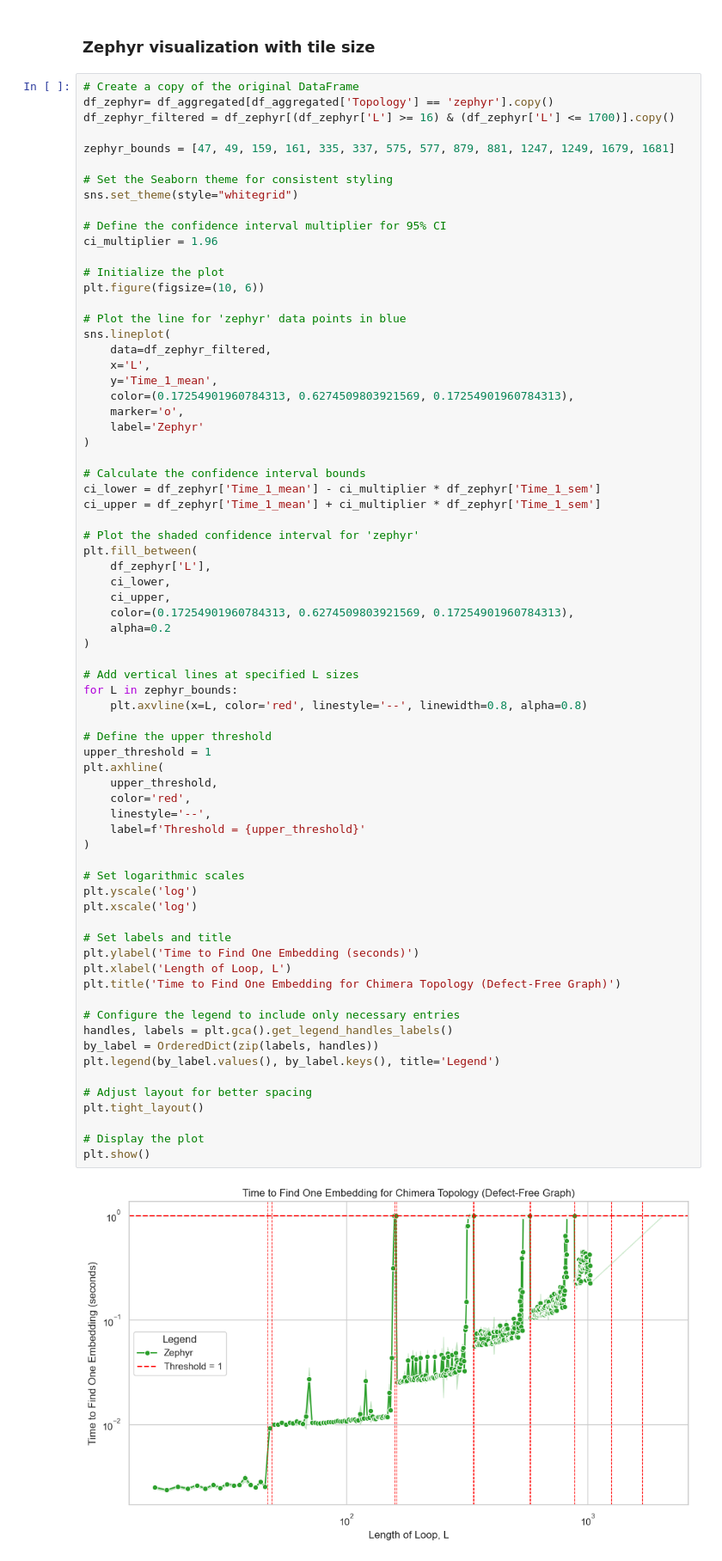
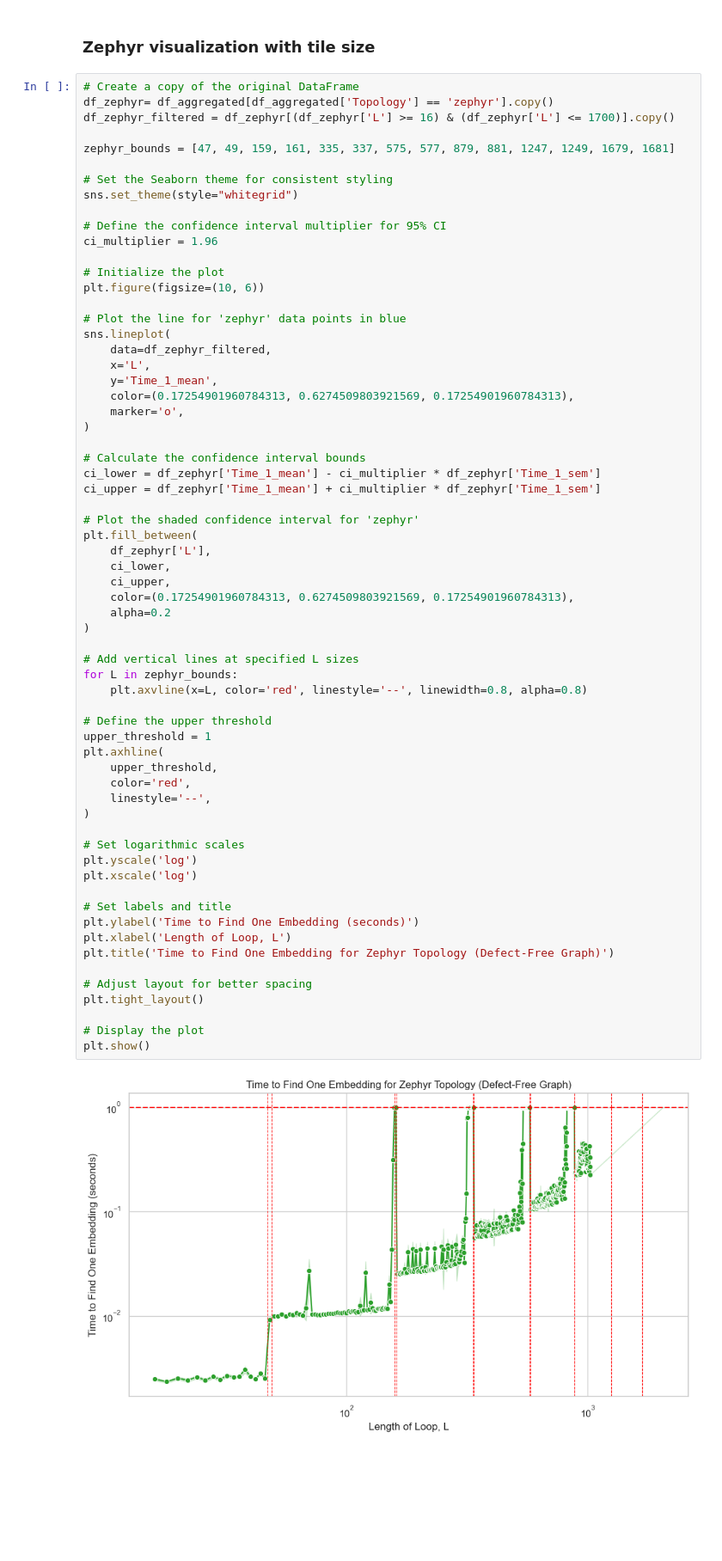
Before and after one commit to AndyZzzZzzZzz/minorminer, a Jupyter notebook: minorminer/utils/analysis.ipynb, the cells around one changed output. Shown at 86% size. Cells and saved outputs as stored; diff of their text form; blank space fills up the shorter version.

Commit message:
Minor fix on individual topology graph

```diff
--- a/minorminer/utils/analysis.ipynb
+++ b/minorminer/utils/analysis.ipynb
@@ -413,7 +409,6 @@ sns.lineplot(
     y='Time_1_mean',
     color=(0.17254901960784313, 0.6274509803921569, 0.17254901960784313),
     marker='o',
-    label='Zephyr'
 )
 
 # Calculate the confidence interval bounds
@@ -428,38 +423,32 @@ plt.fill_between(
     color=(0.17254901960784313, 0.6274509803921569, 0.17254901960784313),
     alpha=0.2
 )
 
 # Add vertical lines at specified L sizes
 for L in zephyr_bounds:
     plt.axvline(x=L, color='red', linestyle='--', linewidth=0.8, alpha=0.8)
 
 # Define the upper threshold
 upper_threshold = 1
 plt.axhline(
     upper_threshold,
     color='red',
     linestyle='--',
-    label=f'Threshold = {upper_threshold}'
 )
 
 # Set logarithmic scales
 plt.yscale('log')
 plt.xscale('log')
 
 # Set labels and title
 plt.ylabel('Time to Find One Embedding (seconds)')
 plt.xlabel('Length of Loop, L')
-plt.title('Time to Find One Embedding for Chimera Topology (Defect-Free Graph)')
-
-# Configure the legend to include only necessary entries
-handles, labels = plt.gca().get_legend_handles_labels()
-by_label = OrderedDict(zip(labels, handles))
-plt.legend(by_label.values(), by_label.keys(), title='Legend')
+plt.title('Time to Find One Embedding for Zephyr Topology (Defect-Free Graph)')
 
 # Adjust layout for better spacing
 plt.tight_layout()
 
 # Display the plot
 plt.show()
 # %% [output]
-[figure, old version]
+[figure, new version]
```
Also changed, not shown: parts of 1 cell of this notebook.
